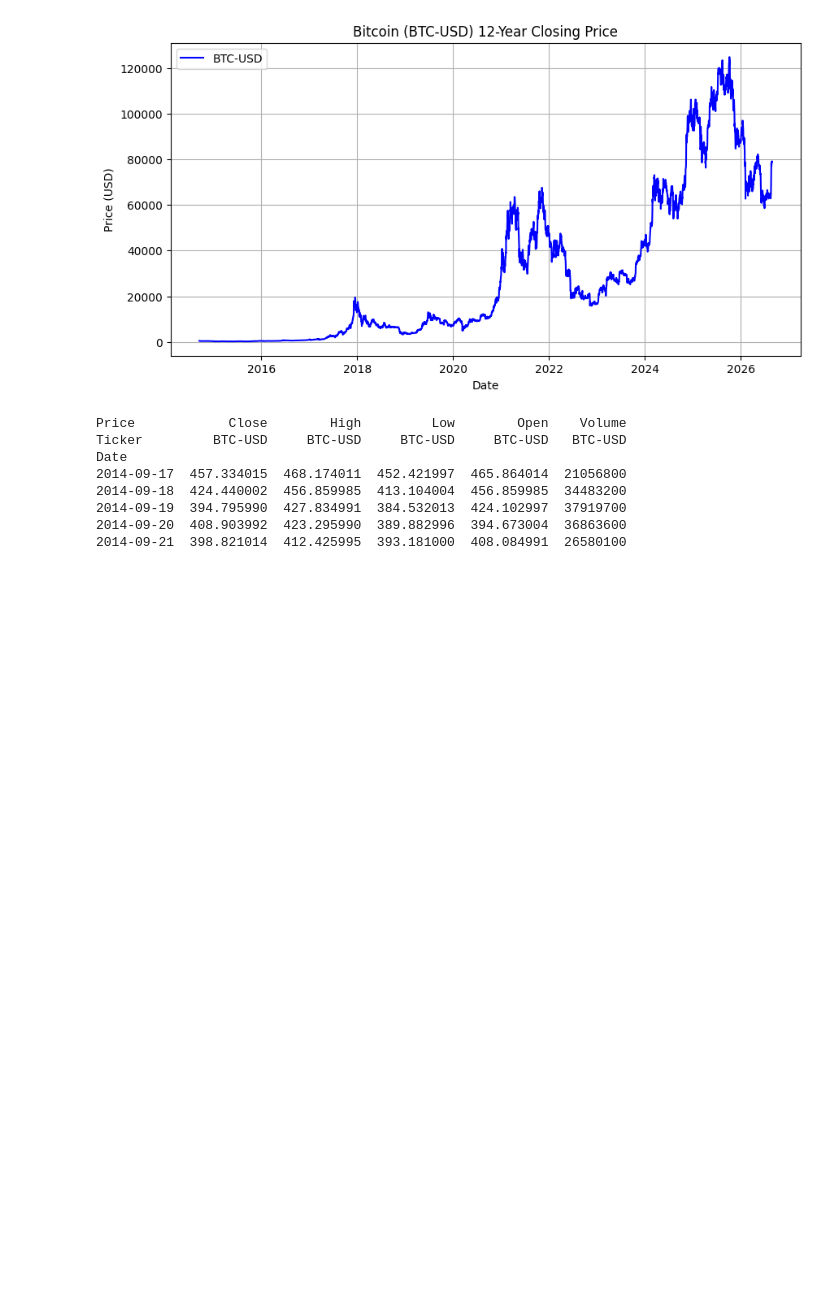
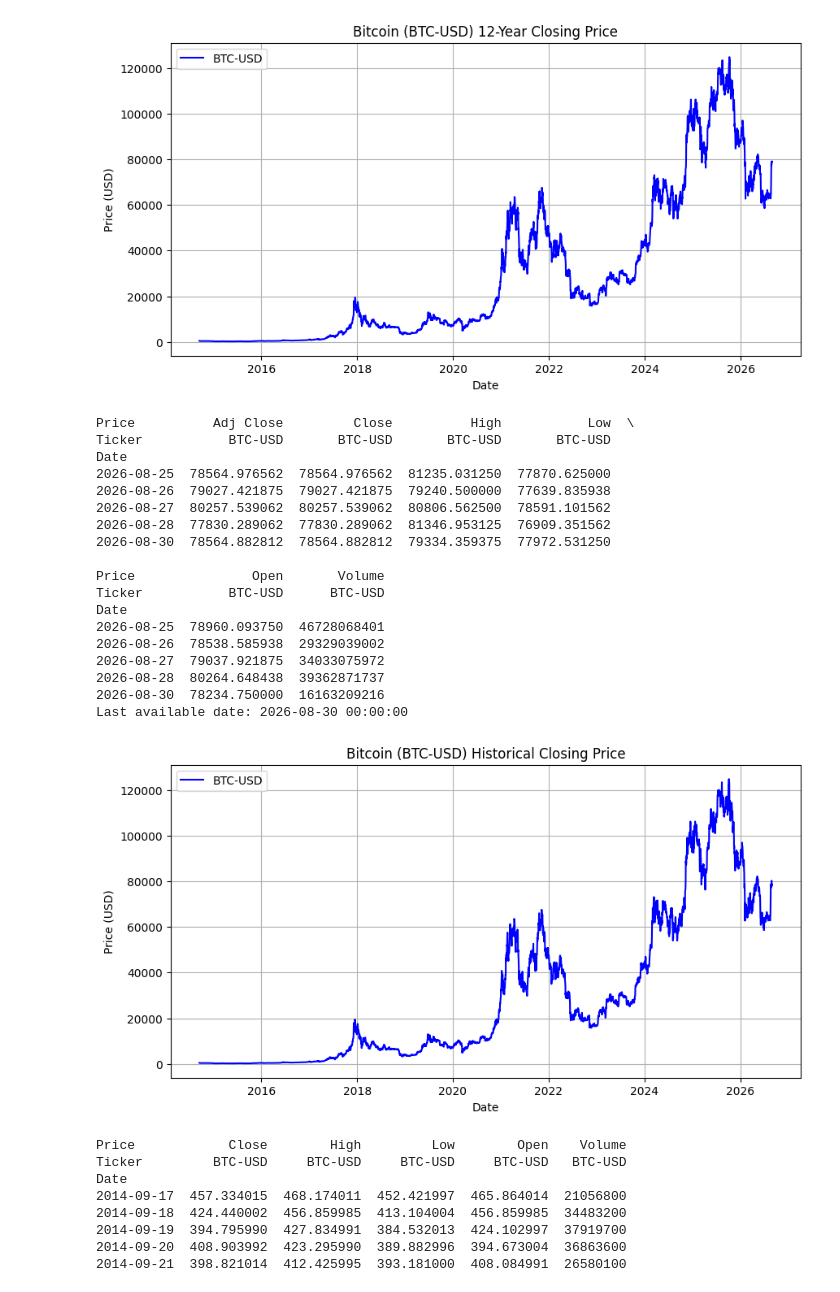
Before and after one commit to tongnet/FIN7047_2026Fall, a Jupyter notebook: lec3_crypto.ipynb, the cells around one changed output. Drawn from its saved outputs; the diff is of its cells as text; code cells hidden in the pictures; blank space fills up the shorter version.

```diff
--- a/lec3_crypto.ipynb
+++ b/lec3_crypto.ipynb
@@ -21,6 +21,62 @@ plt.show()
 # %% [output]
 [*********************100%***********************]  1 of 1 completed
 [figure]
+# %%
+# Plot Bitcoin historical prices from January 1, 2014 to today
+
+import yfinance as yf
+import matplotlib.pyplot as plt
+
+# Download Bitcoin data from Yahoo Finance
+bitcoin_data = yf.download(
+    'BTC-USD',
+    start='2014-01-01',
+    interval='1d',
+    auto_adjust=False,
+    progress=False
+)
+
+# Check the latest observations
+print(bitcoin_data.tail())
+print("Last available date:", bitcoin_data.index[-1])
+
+# Plot Bitcoin closing price
+plt.figure(figsize=(10, 5))
+
+plt.plot(
+    bitcoin_data.index,
+    bitcoin_data['Close'],
+    label='BTC-USD',
+    color='blue'
+)
+
+plt.title('Bitcoin (BTC-USD) Historical Closing Price')
+plt.xlabel('Date')
+plt.ylabel('Price (USD)')
+plt.legend()
+plt.grid(True)
+
+plt.show()
+# %% [output]
+Price          Adj Close         Close          High           Low  \
+Ticker           BTC-USD       BTC-USD       BTC-USD       BTC-USD
+Date
+2026-08-25  78564.976562  78564.976562  81235.031250  77870.625000
+2026-08-26  79027.421875  79027.421875  79240.500000  77639.835938
+2026-08-27  80257.539062  80257.539062  80806.562500  78591.101562
+2026-08-28  77830.289062  77830.289062  81346.953125  76909.351562
+2026-08-30  78564.882812  78564.882812  79334.359375  77972.531250
+
+Price               Open       Volume
+Ticker           BTC-USD      BTC-USD
+Date
+2026-08-25  78960.093750  46728068401
+2026-08-26  78538.585938  29329039002
+2026-08-27  79037.921875  34033075972
+2026-08-28  80264.648438  39362871737
+2026-08-30  78234.750000  16163209216
+Last available date: 2026-08-30 00:00:00
+[figure, added]
 # %%
 first_5_days = bitcoin_data.head(5)
 print(first_5_days)
```
Also changed, not shown: parts of 1 cell of this notebook.
